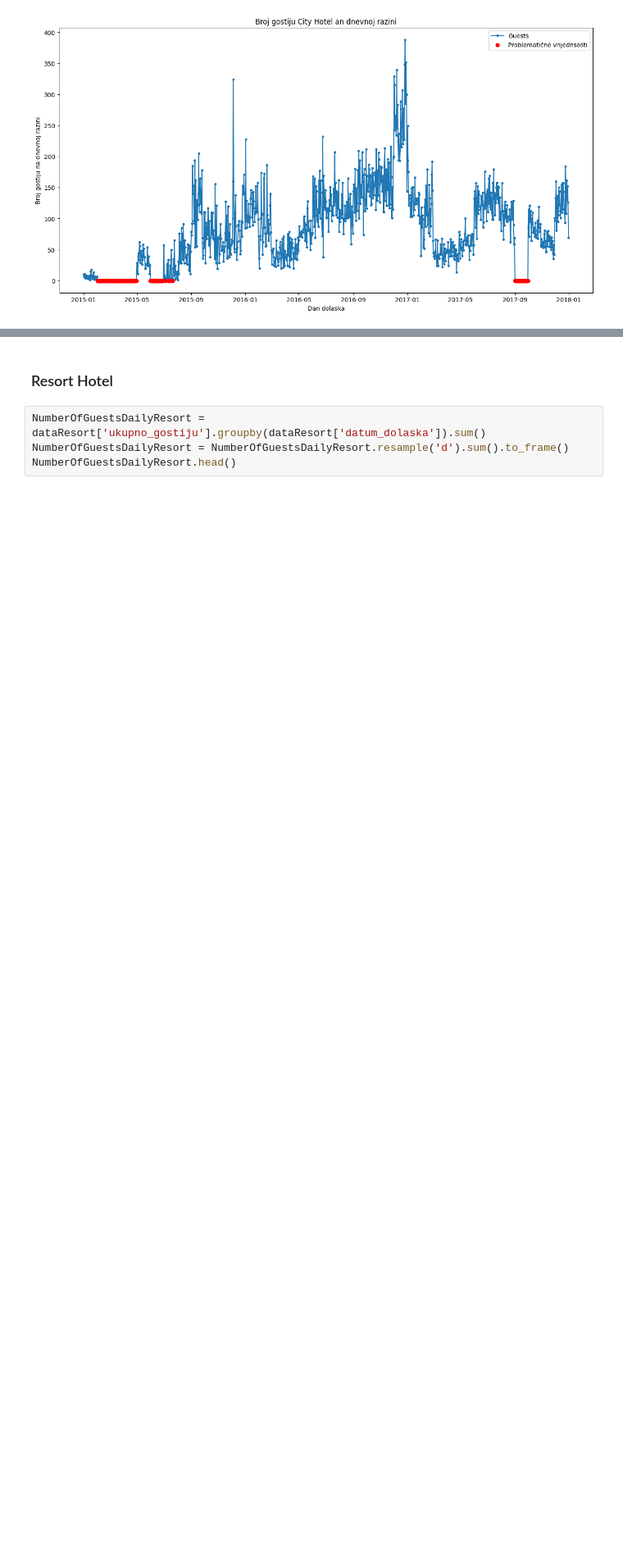
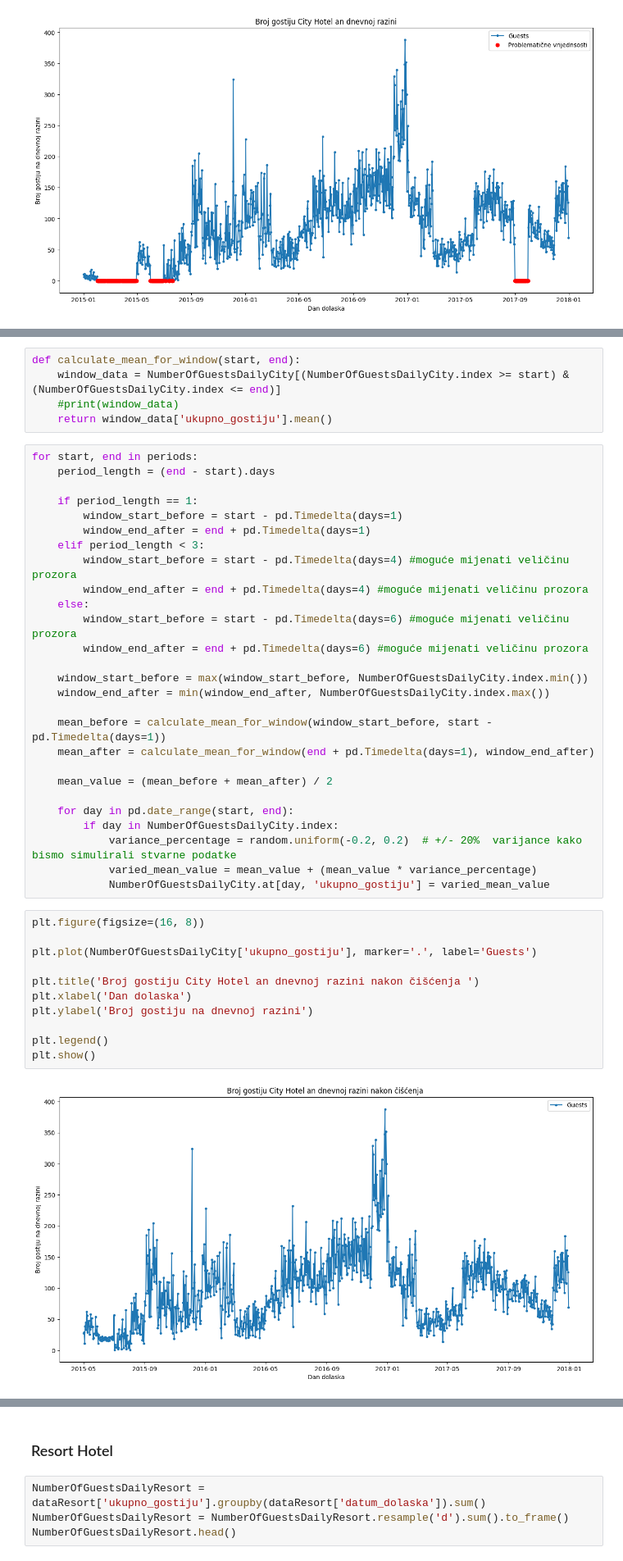
Before and after one commit to MarkoHaralovic/Prediction-of-Hotel-Occupancy, a Jupyter notebook: prediction-of-hotel-occupancy/notebooks/ARIMA_occupancy_prediction.ipynb, the cells around one changed output, grey strips where cells are left out. Shown at 82% size. Cells and saved outputs as stored; diff of their text form; blank space fills up the shorter version.

```diff
--- a/prediction-of-hotel-occupancy/notebooks/ARIMA_occupancy_prediction.ipynb
+++ b/prediction-of-hotel-occupancy/notebooks/ARIMA_occupancy_prediction.ipynb
@@ -244,0 +365,45 @@ NumberOfGuestsMonthlyCity.head(5)
+# %%
+def calculate_mean_for_window(start, end):
+    window_data = NumberOfGuestsDailyCity[(NumberOfGuestsDailyCity.index >= start) & (NumberOfGuestsDailyCity.index <= end)]
+    #print(window_data)
+    return window_data['ukupno_gostiju'].mean()
+# %%
+for start, end in periods:
+    period_length = (end - start).days
+
+    if period_length == 1:
+        window_start_before = start - pd.Timedelta(days=1)
+        window_end_after = end + pd.Timedelta(days=1)
+    elif period_length < 3:
+        window_start_before = start - pd.Timedelta(days=4) #moguće mijenati veličinu prozora
+        window_end_after = end + pd.Timedelta(days=4) #moguće mijenati veličinu prozora
+    else:
+        window_start_before = start - pd.Timedelta(days=6) #moguće mijenati veličinu prozora
+        window_end_after = end + pd.Timedelta(days=6) #moguće mijenati veličinu prozora
+
+    window_start_before = max(window_start_before, NumberOfGuestsDailyCity.index.min())
+    window_end_after = min(window_end_after, NumberOfGuestsDailyCity.index.max())
+
+    mean_before = calculate_mean_for_window(window_start_before, start - pd.Timedelta(days=1))
+    mean_after = calculate_mean_for_window(end + pd.Timedelta(days=1), window_end_after)
+
+    mean_value = (mean_before + mean_after) / 2
+
+    for day in pd.date_range(start, end):
+        if day in NumberOfGuestsDailyCity.index:
+            variance_percentage = random.uniform(-0.2, 0.2)  # +/- 20%  varijance kako bismo simulirali stvarne podatke
+            varied_mean_value = mean_value + (mean_value * variance_percentage)
+            NumberOfGuestsDailyCity.at[day, 'ukupno_gostiju'] = varied_mean_value
+# %%
+plt.figure(figsize=(16, 8))
+
+plt.plot(NumberOfGuestsDailyCity['ukupno_gostiju'], marker='.', label='Guests')
+
+plt.title('Broj gostiju City Hotel an dnevnoj razini nakon čišćenja ')
+plt.xlabel('Dan dolaska')
+plt.ylabel('Broj gostiju na dnevnoj razini')
+
+plt.legend()
+plt.show()
+# %% [output]
+[figure, added]
```
Also changed, not shown: parts of 23 cells of this notebook.
